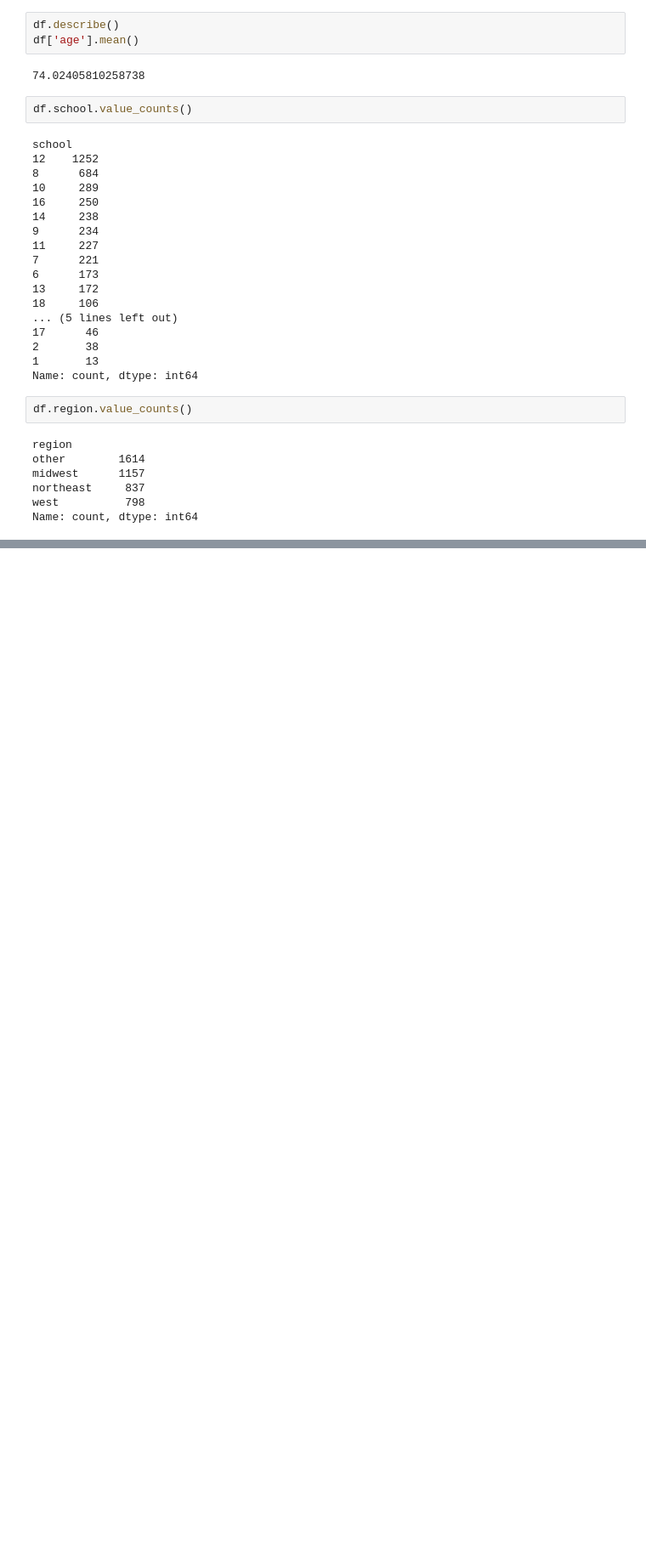
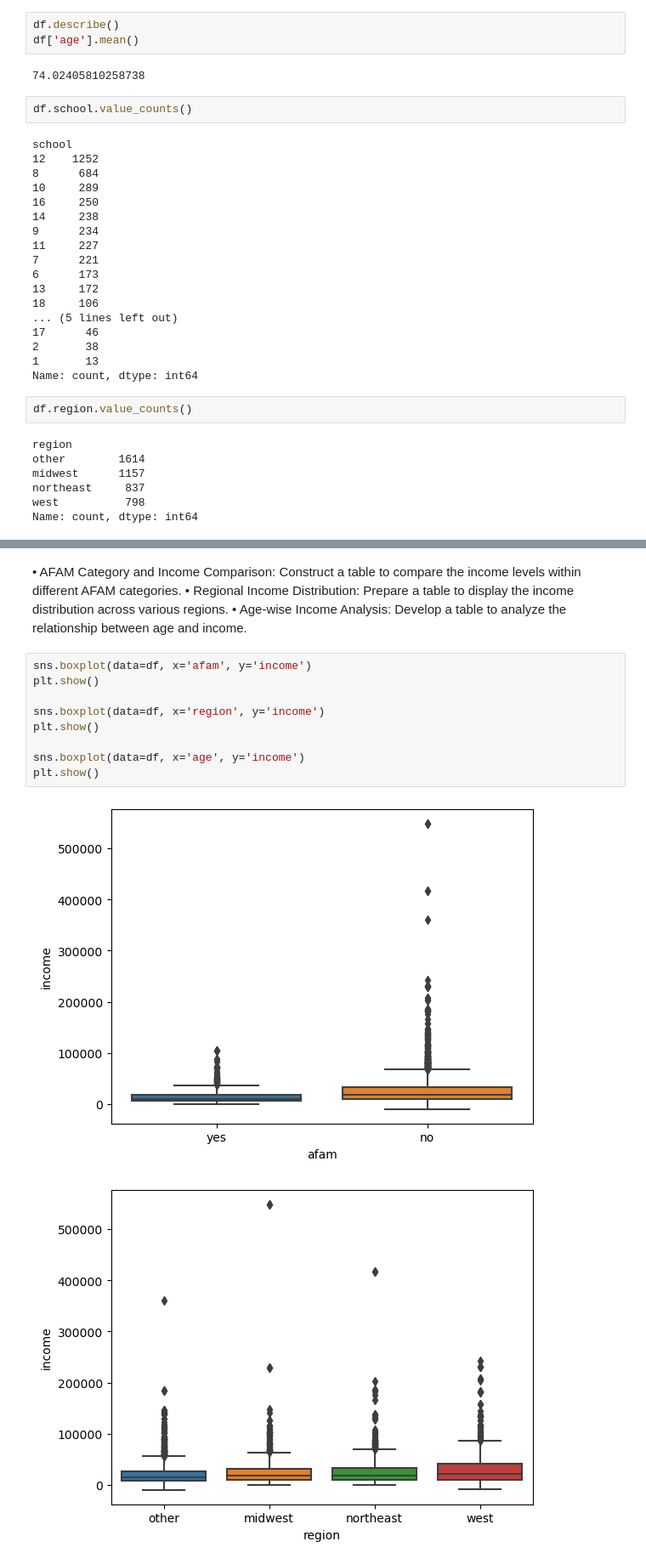
Before and after one commit to mobeloper/AIMLCaltechBootcamp, a Jupyter notebook: DataScience/Incremental_Capstone_Ebook_Dec/incremental_capstone.ipynb, the cells around one changed output, grey strips where cells are left out. Shown at 85% size. Drawn from its saved outputs; the diff is of its cells as text; blank space fills up the shorter version.

```diff
--- a/DataScience/Incremental_Capstone_Ebook_Dec/incremental_capstone.ipynb
+++ b/DataScience/Incremental_Capstone_Ebook_Dec/incremental_capstone.ipynb
@@ -192,0 +395,16 @@ df
+# %% [markdown]
+• AFAM Category and Income Comparison: Construct a table to compare the income levels within different AFAM categories.
+• Regional Income Distribution: Prepare a table to display the income distribution across various regions.
+• Age-wise Income Analysis: Develop a table to analyze the relationship between age and income.
+# %%
+sns.boxplot(data=df, x='afam', y='income')
+plt.show()
+
+sns.boxplot(data=df, x='region', y='income')
+plt.show()
+
+sns.boxplot(data=df, x='age', y='income')
+plt.show()
+# %% [output]
+[figure, added]
+[figure, added]
```
Also changed, not shown: parts of 37 cells of this notebook, 2 other files.
